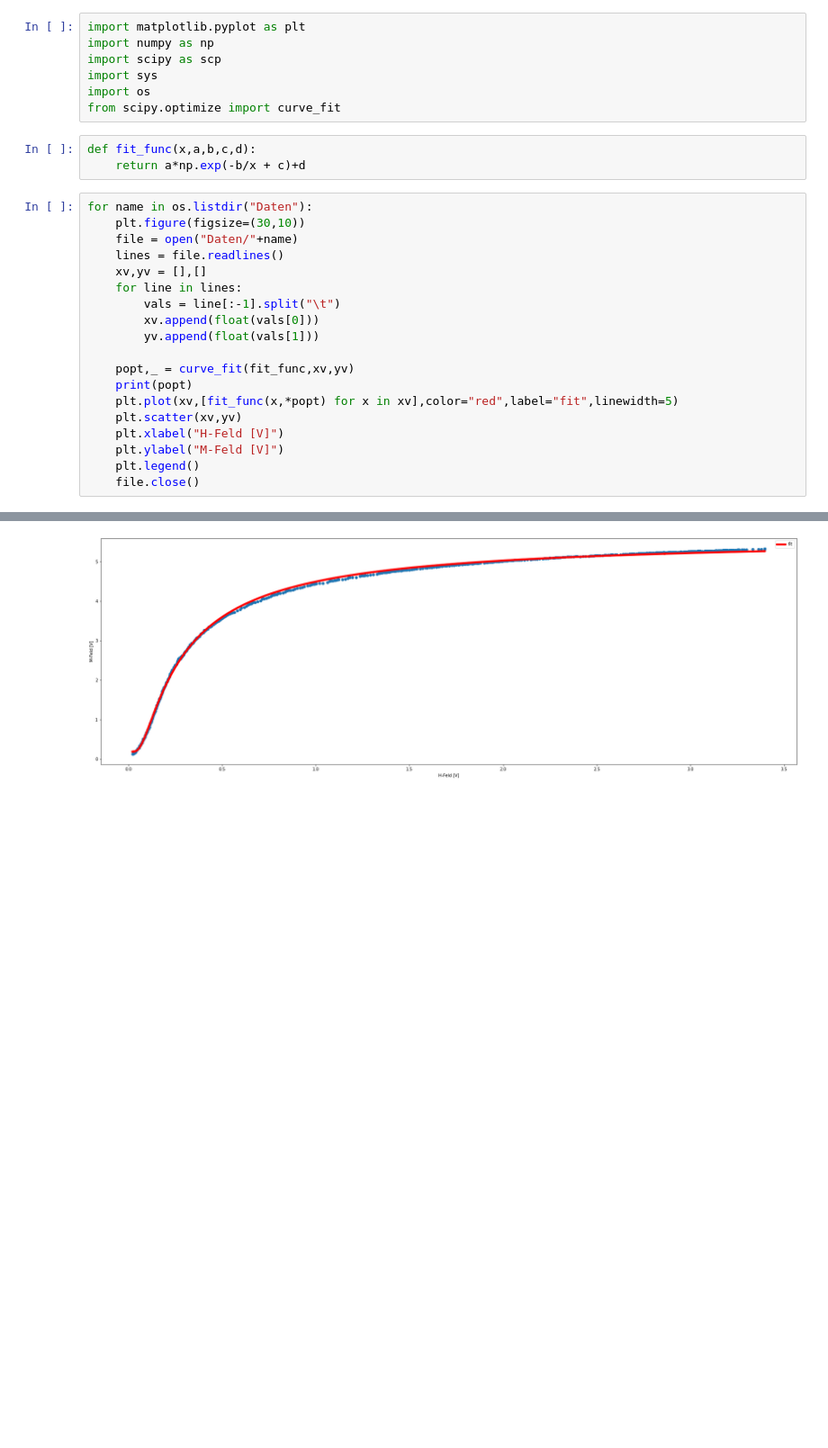
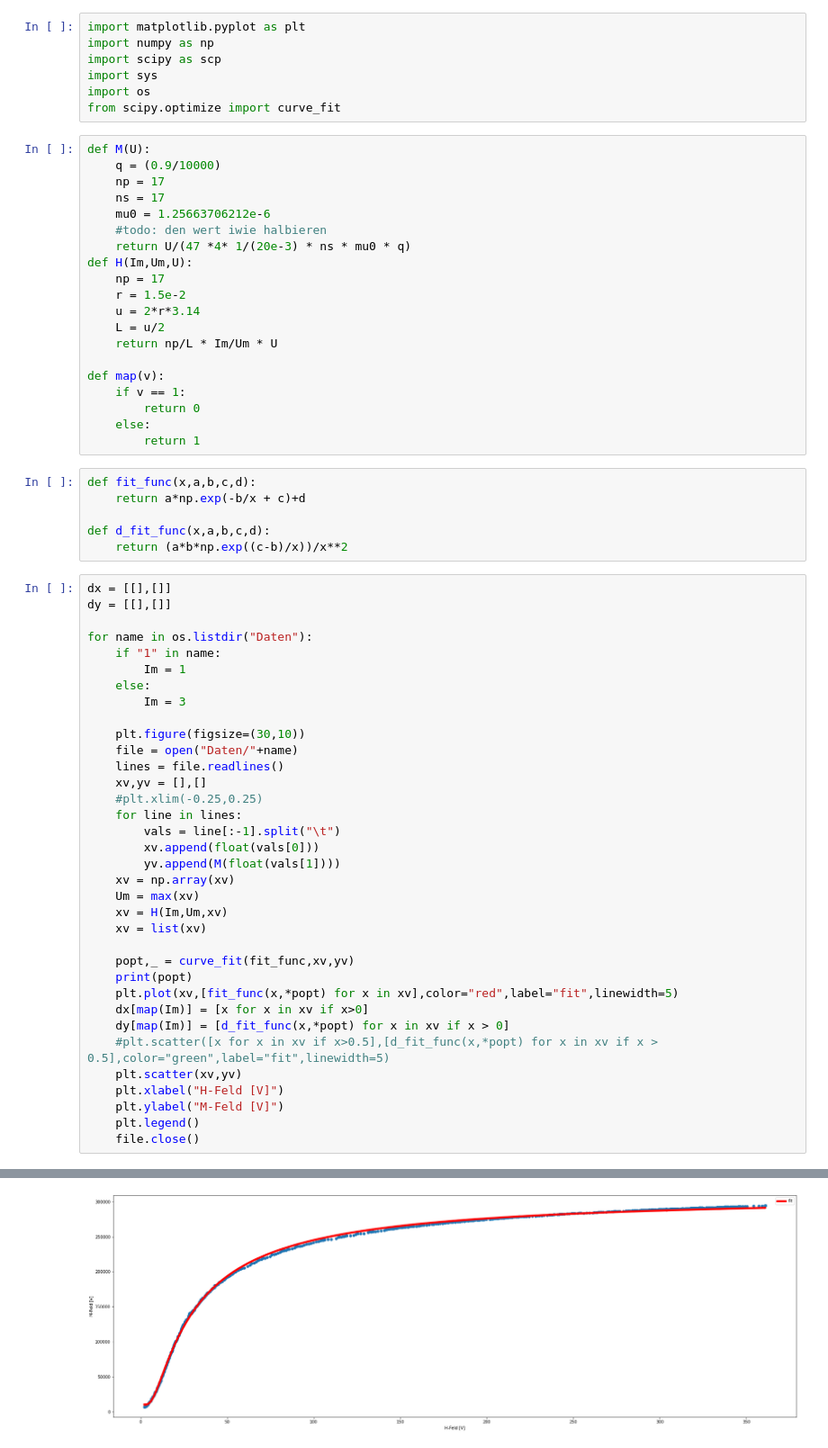
Before and after one commit to PI0nk/Praktikum-test, a Jupyter notebook: B 2.4/Measurements/Teil 2/Teil 2 - script.ipynb, the cells around one changed output, grey strips where cells are left out. Shown at 90% size. Saved outputs shown, nothing was run; the diff lists cells and outputs as text; blank space fills up the shorter version.

```diff
--- a/B 2.4/Measurements/Teil 2/Teil 2 - script.ipynb
+++ b/B 2.4/Measurements/Teil 2/Teil 2 - script.ipynb
@@ -5,23 +5,62 @@ import scipy as scp
 import sys
 import os
 from scipy.optimize import curve_fit
+# %%
+def M(U):
+    q = (0.9/10000)
+    np = 17
+    ns = 17
+    mu0 = 1.25663706212e-6
+    #todo: den wert iwie halbieren
+    return U/(47 *4* 1/(20e-3) * ns * mu0 * q)
+def H(Im,Um,U):
+    np = 17
+    r = 1.5e-2
+    u = 2*r*3.14
+    L = u/2
+    return np/L * Im/Um * U
+
+def map(v):
+    if v == 1:
+        return 0
+    else:
+        return 1
 # %%
 def fit_func(x,a,b,c,d):
     return a*np.exp(-b/x + c)+d
+
+def d_fit_func(x,a,b,c,d):
+    return (a*b*np.exp((c-b)/x))/x**2
 # %%
+dx = [[],[]]
+dy = [[],[]]
+
 for name in os.listdir("Daten"):
+    if "1" in name:
+        Im = 1
+    else:
+        Im = 3
+
     plt.figure(figsize=(30,10))
     file = open("Daten/"+name)
     lines = file.readlines()
     xv,yv = [],[]
+    #plt.xlim(-0.25,0.25)
     for line in lines:
         vals = line[:-1].split("\t")
         xv.append(float(vals[0]))
-        yv.append(float(vals[1]))
+        yv.append(M(float(vals[1])))
+    xv = np.array(xv)
+    Um = max(xv)
+    xv = H(Im,Um,xv)
+    xv = list(xv)
 
     popt,_ = curve_fit(fit_func,xv,yv)
     print(popt)
     plt.plot(xv,[fit_func(x,*popt) for x in xv],color="red",label="fit",linewidth=5)
+    dx[map(Im)] = [x for x in xv if x>0]
+    dy[map(Im)] = [d_fit_func(x,*popt) for x in xv if x > 0]
+    #plt.scatter([x for x in xv if x>0.5],[d_fit_func(x,*popt) for x in xv if x > 0.5],color="green",label="fit",linewidth=5)
     plt.scatter(xv,yv)
     plt.xlabel("H-Feld [V]")
     plt.ylabel("M-Feld [V]")
@@ -33 +72 @@ for name in os.listdir("Daten"):
-[figure, old version]
+[figure, new version]
```
Also changed, not shown: parts of 4 cells of this notebook, 12 other files.
